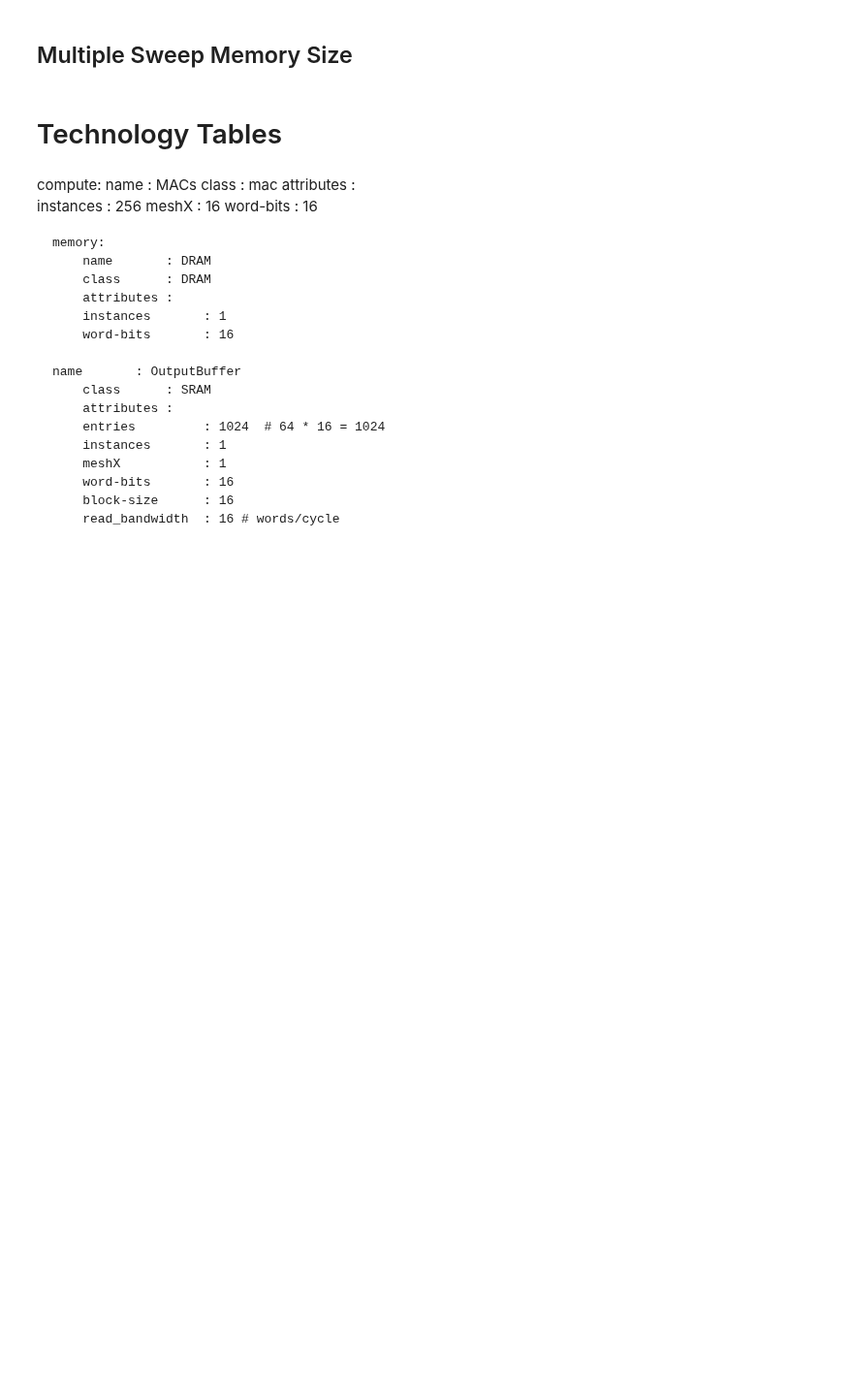
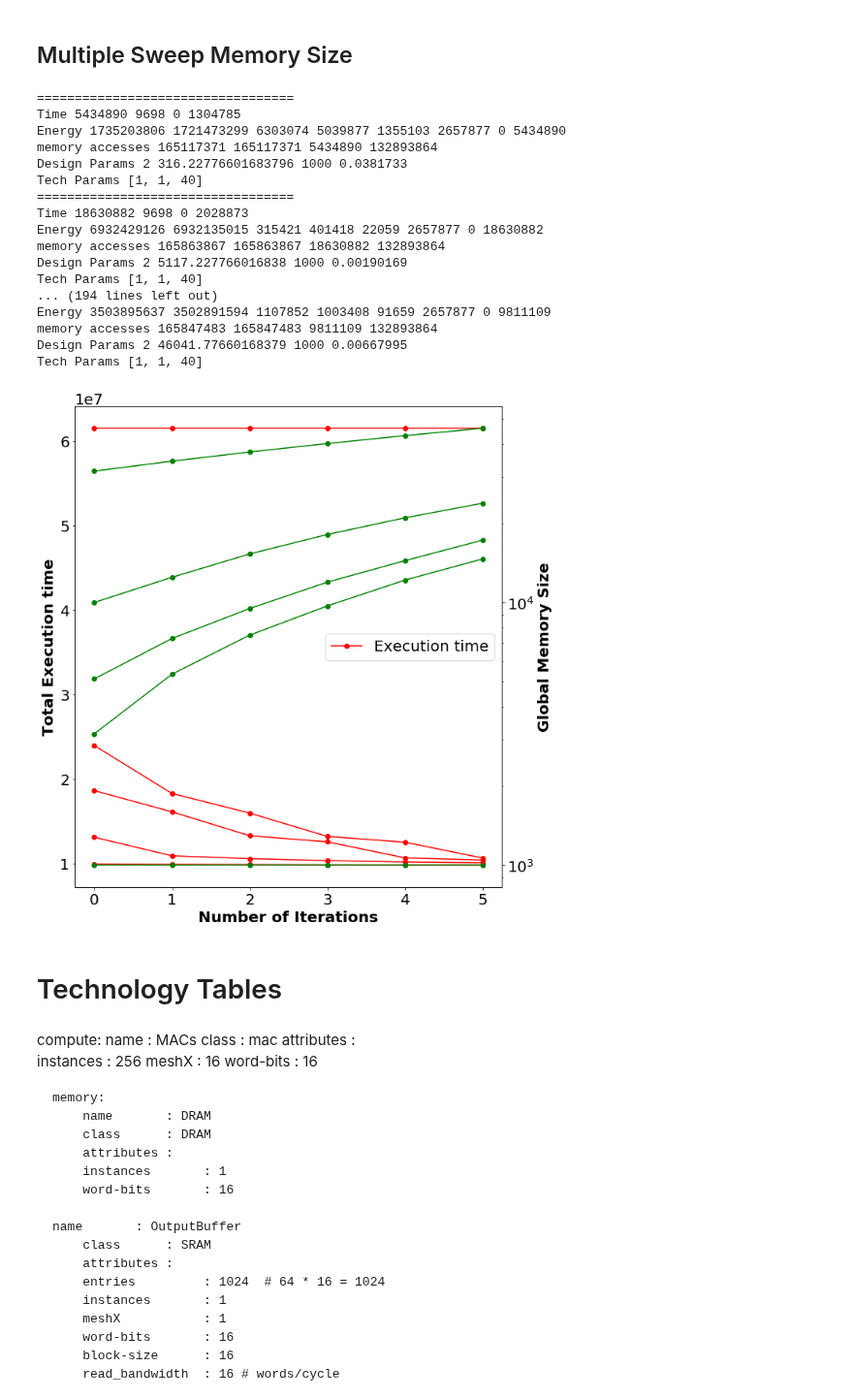
Before and after one commit to missionfission/dragon-project, a Jupyter notebook: src/XCode.ipynb, the cells around one changed output. Shown at 97% size. Drawn from its saved outputs; the diff is of its cells as text; code cells hidden in the pictures; blank space fills up the shorter version.

```diff
--- a/src/XCode.ipynb
+++ b/src/XCode.ipynb
@@ -690,34 +751,53 @@ def runner(graph_set, scheduler):
 # %% [markdown]
 ## Multiple Sweep Memory Size
 # %%
-# fig, ax = plt.subplots(figsize=(10, 10))
-# ax2 = ax.twinx()
-# base_dir = "figures/"
-# error_config = {"ecolor": "0.3"}
-# index = np.arange(6)
-# scheduler = Scheduling()
-# i=5
-# scheduler.config["memory"]["level0"]["size"]=10**(i/2)
-# time_list, bandwidth_time_list,mem_size_idle_time_list, bank_list, mem_size_list, compute_list,_ = runner([vgg11_graph],scheduler)
-# plot_time_descent_multiple(ax, time_list, mem_size_idle_time_list, time_list_label="Execution time", descent_list_label="Gradient Descent")
-# plot_parameter_change_multiple(ax2, mem_size_list, parameter_label = "Global Memory Size")
-# for i in range(6,10):
-#     scheduler.config["memory"]["level0"]["size"]=10**(i/2)
-#     time_list, bandwidth_time_list,mem_size_idle_time_list, bank_list, mem_size_list, compute_list,_ = runner([vgg11_graph],scheduler)
-#     plot_time_descent_multiple(ax, time_list, mem_size_idle_time_list)
-#     plot_parameter_change_multiple(ax2, mem_size_list)
-# ax.legend(fontsize=20)
-# ax.set_xticks(index)
-# plt.xticks(rotation=80)
-# plt.rc("xtick", labelsize=20)  # fontsize of the tick labels
-# plt.rc("ytick", labelsize=20)
-# ax.set_ylabel("Total Execution time", fontsize=20, fontweight="bold")
-# ax2.set_ylabel("Global Memory Size", fontsize=20, fontweight="bold")
-# ax.set_xlabel("Number of Iterations", fontsize=20, fontweight="bold")
-# fig.tight_layout()
-# plt.yscale("log")
-# plt.savefig(base_dir + "memory_size_multiple.png", bbox_inches="tight")
-# plt.show()
+fig, ax = plt.subplots(figsize=(10, 10))
+ax2 = ax.twinx()
+base_dir = "figures/"
+error_config = {"ecolor": "0.3"}
+index = np.arange(6)
+scheduler = Scheduling()
+i=5
+scheduler.config["memory"]["level0"]["size"]=10**(i/2)
+time_list, bandwidth_time_list,mem_size_idle_time_list, bank_list, mem_size_list, compute_list,_ = runner([vgg11_graph],scheduler)
+plot_time_descent_multiple(ax, time_list, mem_size_idle_time_list, time_list_label="Execution time", descent_list_label="Gradient Descent")
+plot_parameter_change_multiple(ax2, mem_size_list, parameter_label = "Global Memory Size")
+for i in range(6,10):
+    scheduler.config["memory"]["level0"]["size"]=10**(i/2)
+    time_list, bandwidth_time_list,mem_size_idle_time_list, bank_list, mem_size_list, compute_list,_ = runner([vgg11_graph],scheduler)
+    plot_time_descent_multiple(ax, time_list, mem_size_idle_time_list)
+    plot_parameter_change_multiple(ax2, mem_size_list)
+ax.legend(fontsize=20)
+ax.set_xticks(index)
+plt.xticks(rotation=80)
+plt.rc("xtick", labelsize=20)  # fontsize of the tick labels
+plt.rc("ytick", labelsize=20)
+ax.set_ylabel("Total Execution time", fontsize=20, fontweight="bold")
+ax2.set_ylabel("Global Memory Size", fontsize=20, fontweight="bold")
+ax.set_xlabel("Number of Iterations", fontsize=20, fontweight="bold")
+fig.tight_layout()
+plt.yscale("log")
+plt.savefig(base_dir + "memory_size_multiple.png", bbox_inches="tight")
+plt.show()
+# %% [output]
+==================================
+Time 5434890 9698 0 1304785
+Energy 1735203806 1721473299 6303074 5039877 1355103 2657877 0 5434890
+memory accesses 165117371 165117371 5434890 132893864
+Design Params 2 316.22776601683796 1000 0.0381733
+Tech Params [1, 1, 40]
+==================================
+Time 18630882 9698 0 2028873
+Energy 6932429126 6932135015 315421 401418 22059 2657877 0 18630882
+memory accesses 165863867 165863867 18630882 132893864
+Design Params 2 5117.227766016838 1000 0.00190169
+Tech Params [1, 1, 40]
+... (194 lines left out)
+Energy 3503895637 3502891594 1107852 1003408 91659 2657877 0 9811109
+memory accesses 165847483 165847483 9811109 132893864
+Design Params 2 46041.77660168379 1000 0.00667995
+Tech Params [1, 1, 40]
+[figure, added]
 # %% [markdown]
 # Technology Tables
 # %%
```
Also changed, not shown: parts of 3 cells of this notebook, 1 other file.
